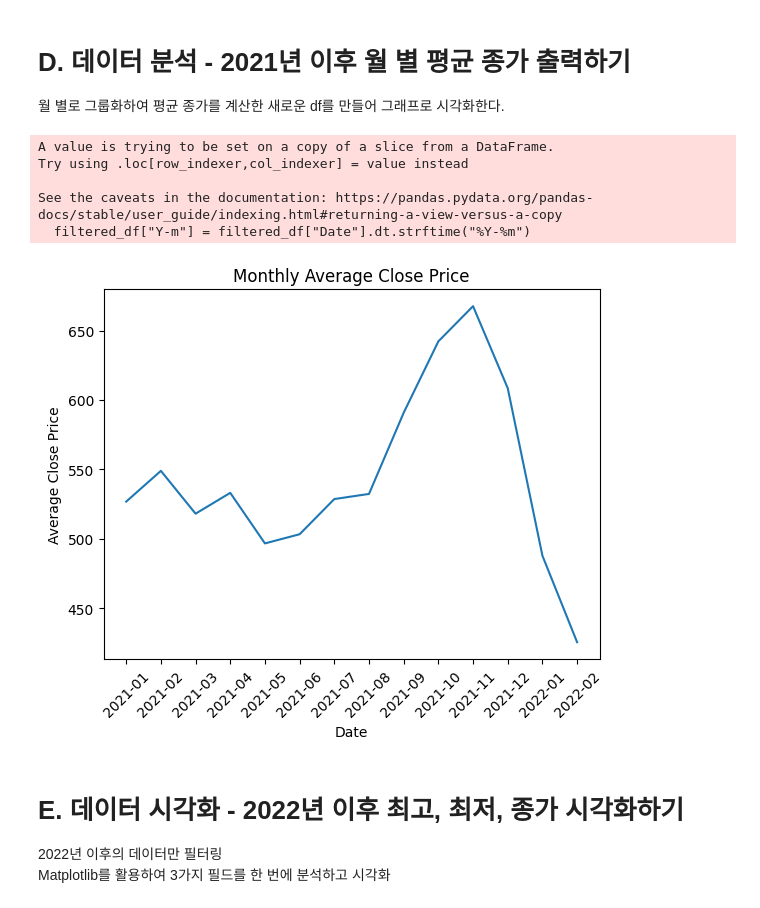
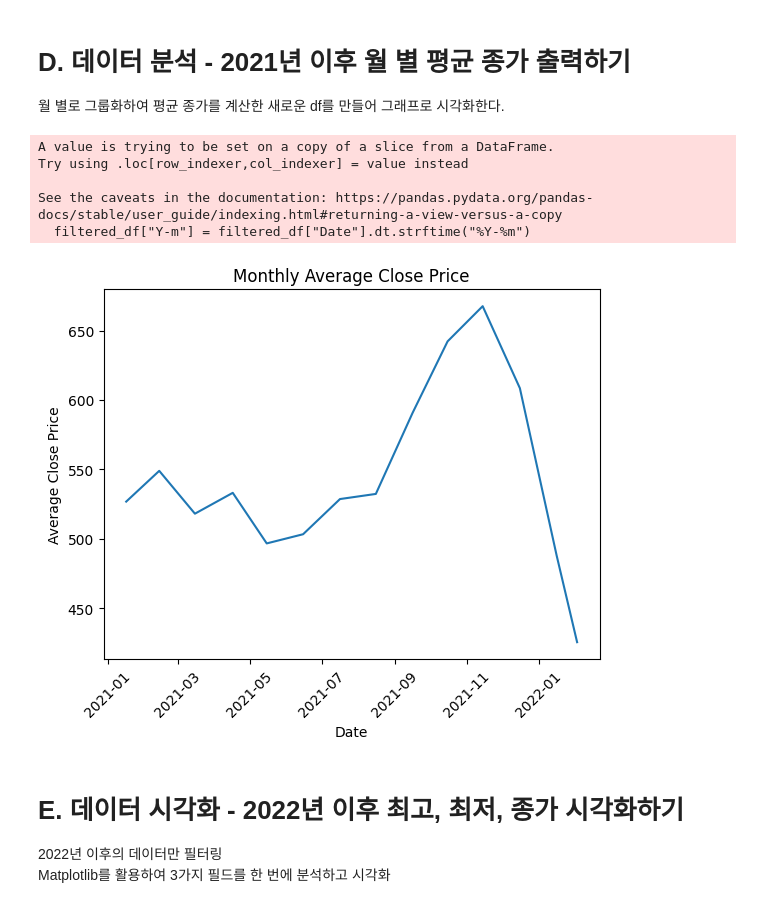
Before and after one commit to DanpoongE/TIL, a Jupyter notebook: 02_pjt/02_pjt_netflix_stock_price_prediction.ipynb, the cells around one changed output. Drawn from its saved outputs; the diff is of its cells as text; code cells hidden in the pictures.

```diff
--- a/02_pjt_netflix_stock_price_prediction.ipynb
+++ b/02_pjt/02_pjt_netflix_stock_price_prediction.ipynb
@@ -150,45 +150,50 @@ print("최저 종가:", min_price)   #언제 print를 쓰는 거지?
 # %%
 # 월 별로 그룹화. datatime으로 바뀐 데이터는 dt.year, dt.quarter등 다양한 함수를 통해 그룹화할 수 있다.
 # 연-월만을 뽑을 수 있는 메서드가 datetime 내에 존재한다..? 그거 새로운 열로 해서 그룹화하면 될 것 같은디
-# filtered_df
+# 문제가 되는 건 월이 해를 거듭하면서 중복된다는 거! 그래서 연/월을 뽑아줘야 함.
 
 csv_path = "archive/NFLX.csv"
 df = pd.read_csv(csv_path)
 df = df[["Date", "Open", "High", "Low", "Close"]]
 df["Date"] = pd.to_datetime(df["Date"])
 filtered_df = df[df["Date"] >= '2021-01-01']
 
 # 날짜 중 연-월만 뽑아내기
 filtered_df["Y-m"] = filtered_df["Date"].dt.strftime("%Y-%m")
-filtered_df
 
 # 월 별 평균 구하기
 month_df = filtered_df.groupby(by="Y-m").mean()
-month_df
-# 월 별 종가 평균을 그래프로 나타내기
-x = month_df.index
+month_df = month_df.reset_index()
+
+# # 월 별 종가 평균을 그래프로 나타내기
+# # ver.1
+# x = month_df.index
+# y = month_df["Close"]
+
+# ver.2
+x = month_df["Date"]
 y = month_df["Close"]
 
 # 그래프 그리기
 plt.plot(x, y)
 
 # 그래프에 제목, 축 레이블 추가
 plt.title("Monthly Average Close Price")
 plt.xlabel("Date")
 plt.ylabel("Average Close Price")
 
 # x축 회전시켜 가독성 키우기
 plt.xticks(rotation=45)
 
 # 그래프 표시
 plt.show()
 # %% [output]
 A value is trying to be set on a copy of a slice from a DataFrame.
 Try using .loc[row_indexer,col_indexer] = value instead
 
 See the caveats in the documentation: https://pandas.pydata.org/pandas-docs/stable/user_guide/indexing.html#returning-a-view-versus-a-copy
   filtered_df["Y-m"] = filtered_df["Date"].dt.strftime("%Y-%m")
-[figure, old version]
+[figure, new version]
 # %% [markdown]
 # E. 데이터 시각화 - 2022년 이후 최고, 최저, 종가 시각화하기
 2022년 이후의 데이터만 필터링<br>
```
Also changed, not shown: 1 other file.
